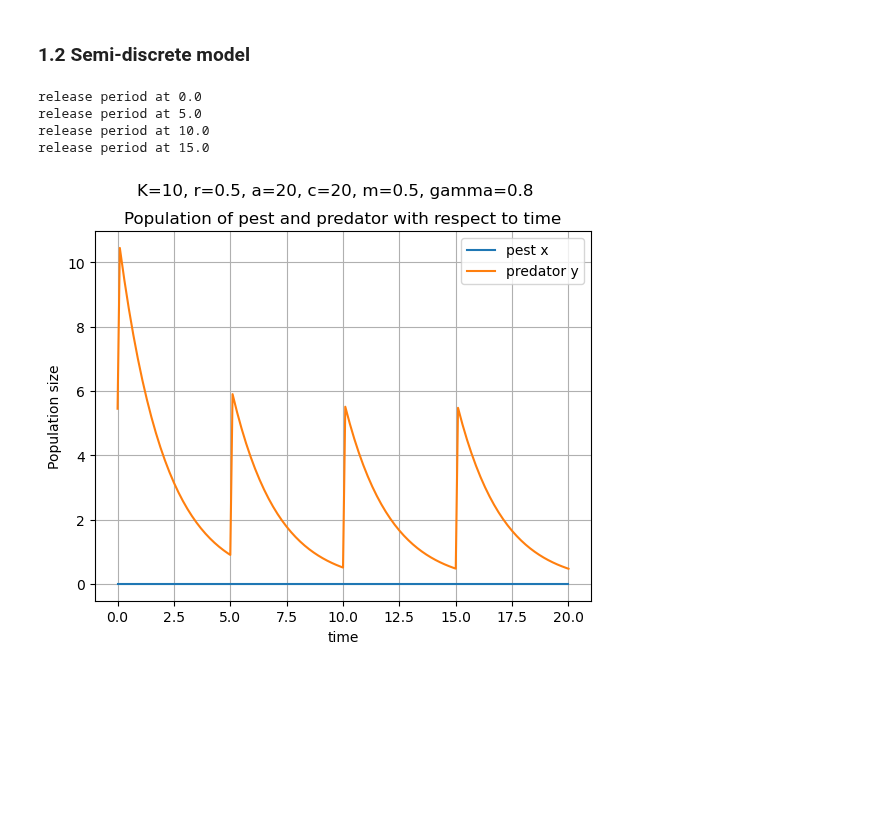
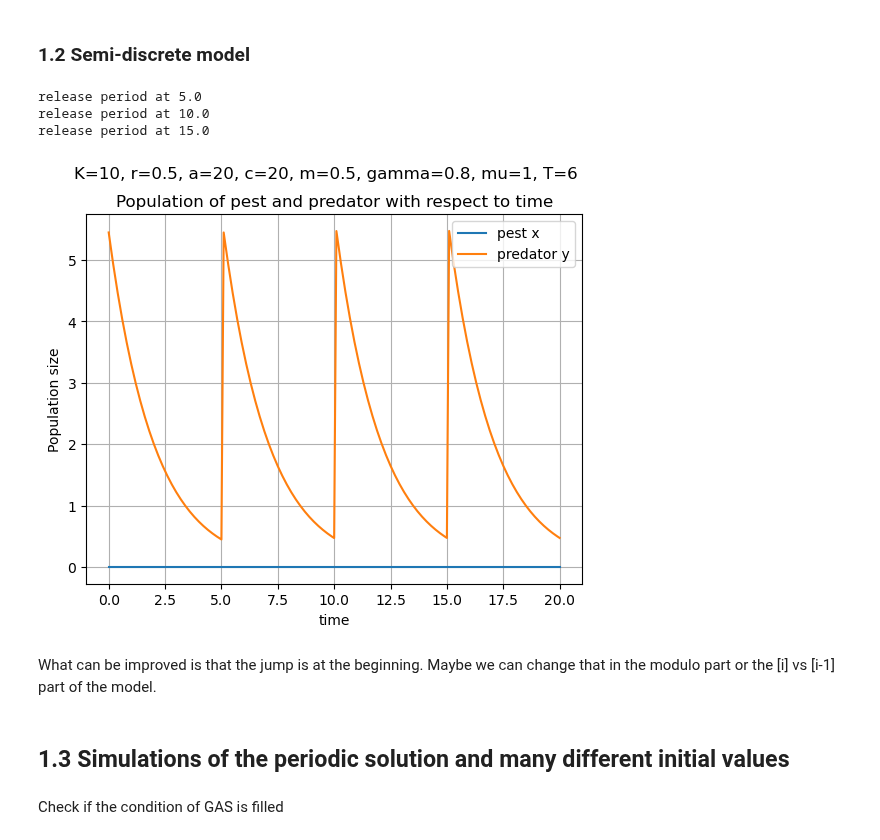
Before and after one commit to AinatianaLoyens/First_sim_CACOLAC, a Jupyter notebook: simulations.ipynb, the cells around one changed output. Drawn from its saved outputs; the diff is of its cells as text; code cells hidden in the pictures; blank space fills up the shorter version.

```diff
--- a/simulations.ipynb
+++ b/simulations.ipynb
@@ -149,34 +147,39 @@ y[0] = x0y0[1]
 ##we solve the ode point by point and change the equation to the discrete if t is a multiple of T
 ##It means that we use the value of a point to get the value of the next
 for i in range(1,len(t)):
     #Span for next time step
     tspan = [t[i-1],t[i]]
     #Solve for next step
     xy = odeint(sd_model,x0y0,tspan)
     x[i] = xy[1][0] #store the value of x
-    if t[i-1] % T == 0:
+    if t[i-1] % T == 0 and t[i-1] > 0:
         print('release period at', t[i-1])
         y[i] = y[i-1] + mu*T #store the value of y if t is a multiple of T
     else:
         y[i] = xy[1][1] #store the value of y if t is not a multiple of T
     #next initial condition
     x0y0 = [x[i],y[i]]
 
 
 
 #Plot results
 plt.plot(t, x, label = 'pest x')
 plt.plot(t, y, label = 'predator y')
 plt.xlabel('time')
 plt.ylabel('Population size')
 plt.title('Population of pest and predator with respect to time')
-plt.suptitle('K=10, r=0.5, a=20, c=20, m=0.5, gamma=0.8')
+plt.suptitle('K=10, r=0.5, a=20, c=20, m=0.5, gamma=0.8, mu=1, T=6')
 plt.legend()
 plt.grid()
 plt.show()
 # %% [output]
-release period at 0.0
 release period at 5.0
 release period at 10.0
 release period at 15.0
-[figure, old version]
+[figure, new version]
+# %% [markdown]
+What can be improved is that the jump is at the beginning. Maybe we can change that in the modulo part or the [i] vs [i-1] part of the model.
+# %% [markdown]
+## 1.3 Simulations of the periodic solution and many different initial values
+# %% [markdown]
+Check if the condition of GAS is filled
```
Also changed, not shown: parts of 14 cells of this notebook.
